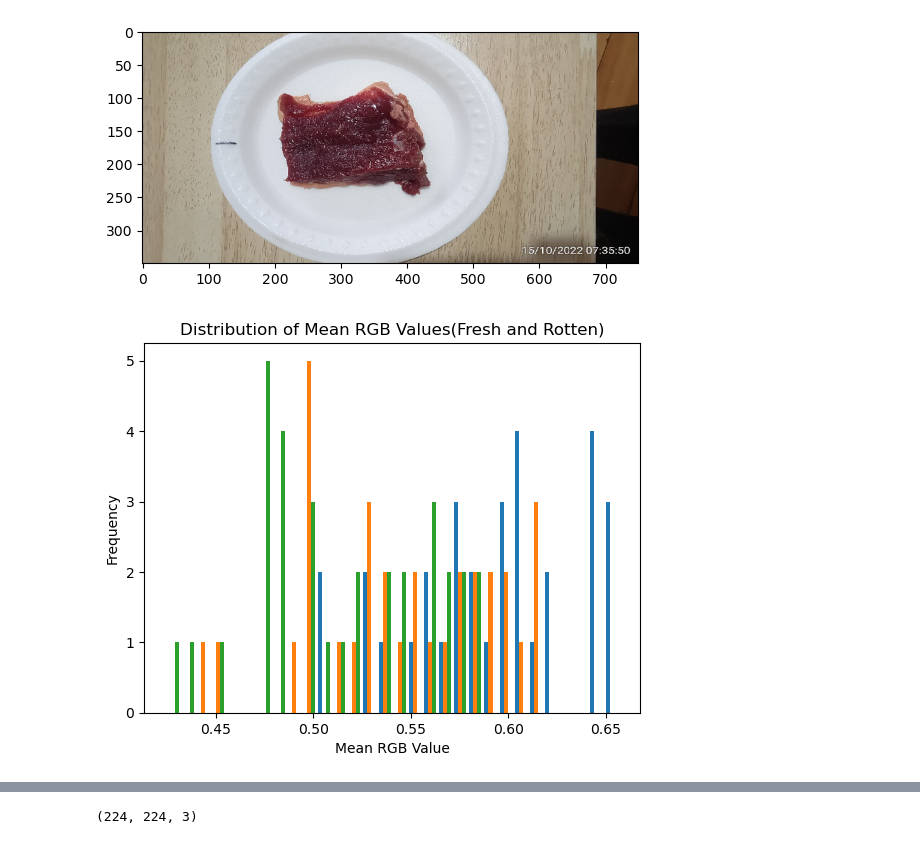
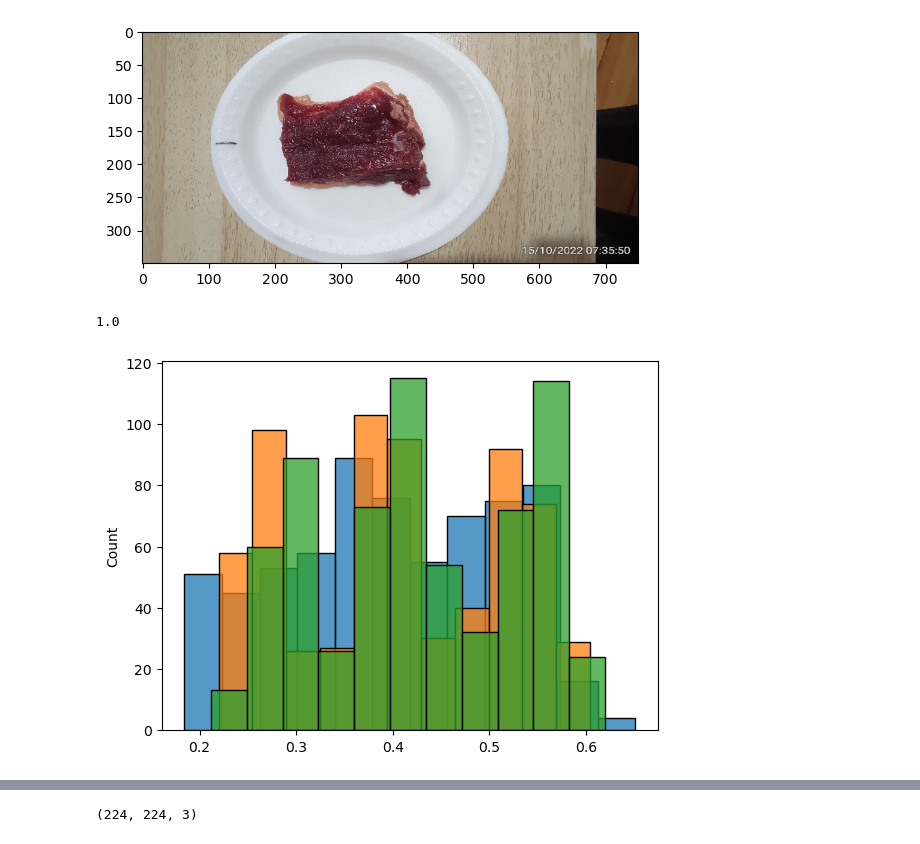
Before and after one commit to ddcots24/Hello-Fresh, a Jupyter notebook: Hello_Fresh.ipynb, the cells around one changed output, grey strips where cells are left out. Cells and saved outputs as stored; diff of their text form; code cells hidden in the pictures.

```diff
--- a/Hello_Fresh.ipynb
+++ b/Hello_Fresh.ipynb
@@ -74,15 +75,3 @@ print_image('fresh', 1)
 Fresh (100).jpg
 \Users\somdd\Documents\Flatiron\Phase_5\Hello-Fresh\train\train\fresh\Fresh (100).jpg
 [figure]
-# %%
-rgb, labels = train_generator.next()
-zipped = list(zip(rgb,labels))
-rgb = np.reshape(rgb, (rgb.shape[0], rgb.shape[1], rgb.shape[2], 3))
-mean_rgb = np.mean(rgb, axis = (1,2))
-plt.hist(mean_rgb, bins = 30)
-plt.title('Distribution of Mean RGB Values(Fresh and Rotten)')
-plt.xlabel('Mean RGB Value')
-plt.ylabel('Frequency')
-plt.show()
-# %% [output]
-[figure, removed]
@@ -88,0 +81,11 @@ plt.show()
+# %%
+zipped[20][1]
+# %% [output]
+1.0
+# %%
+import seaborn as sns
+sns.histplot(list(zipped[0][0][0].flatten()))
+sns.histplot(list(zipped[0][0][1].flatten()))
+sns.histplot(list(zipped[0][0][2].flatten()));
+# %% [output]
+[figure, added]
```
Also changed, not shown: parts of 10 cells of this notebook.
